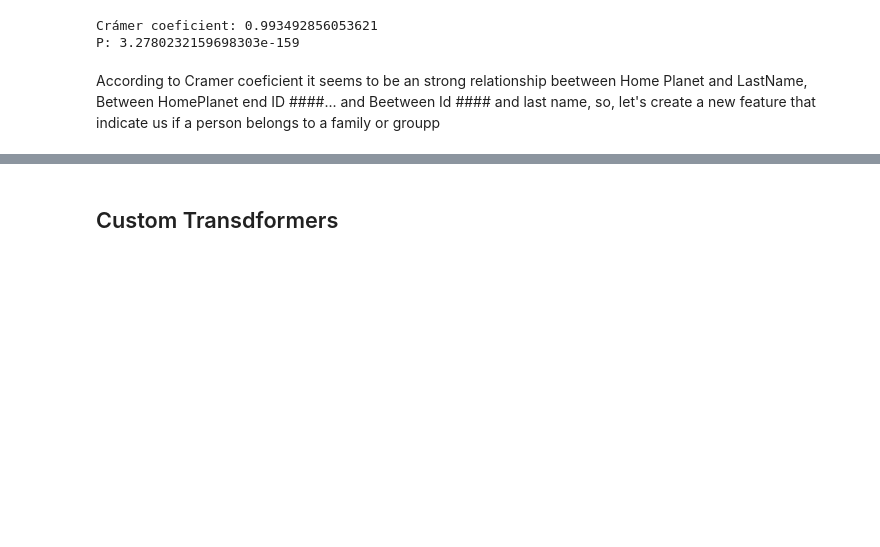
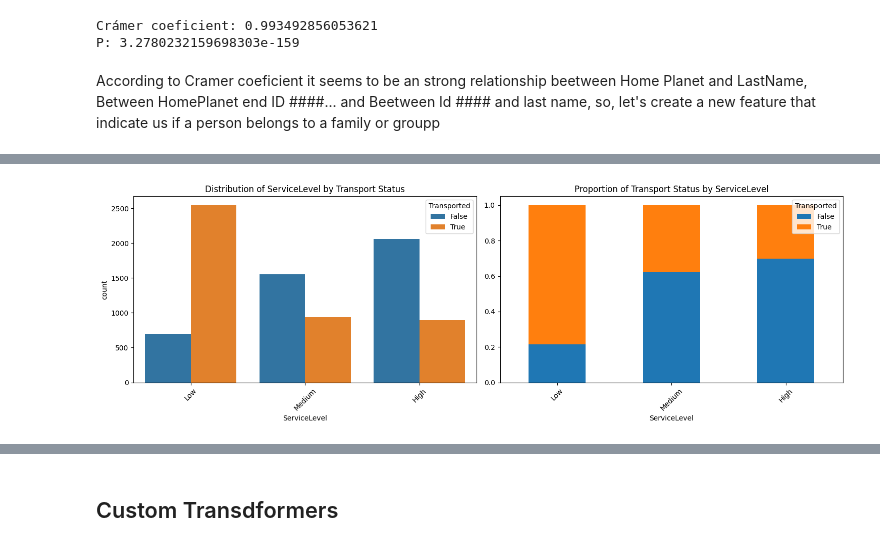
Before and after one commit to SebasKHE/data-science-kaggle-competitions, a Jupyter notebook: spaceship-titanic/space-titanic-project.ipynb, the cells around one changed output, grey strips where cells are left out. Saved outputs shown, nothing was run; the diff lists cells and outputs as text; code cells hidden in the pictures; blank space fills up the shorter version.

```diff
--- a/spaceship-titanic/space-titanic-project.ipynb
+++ b/spaceship-titanic/space-titanic-project.ipynb
@@ -416,0 +457,4 @@ processed_train_df[['LastName', 'Id ####', 'HomePlanet', 'IsFamily']].head(10)
+# %%
+visualizer.plot_categorical_feature('ServiceLevel')
+# %% [output]
+[figure, added]
```
Also changed, not shown: parts of 28 cells of this notebook.
